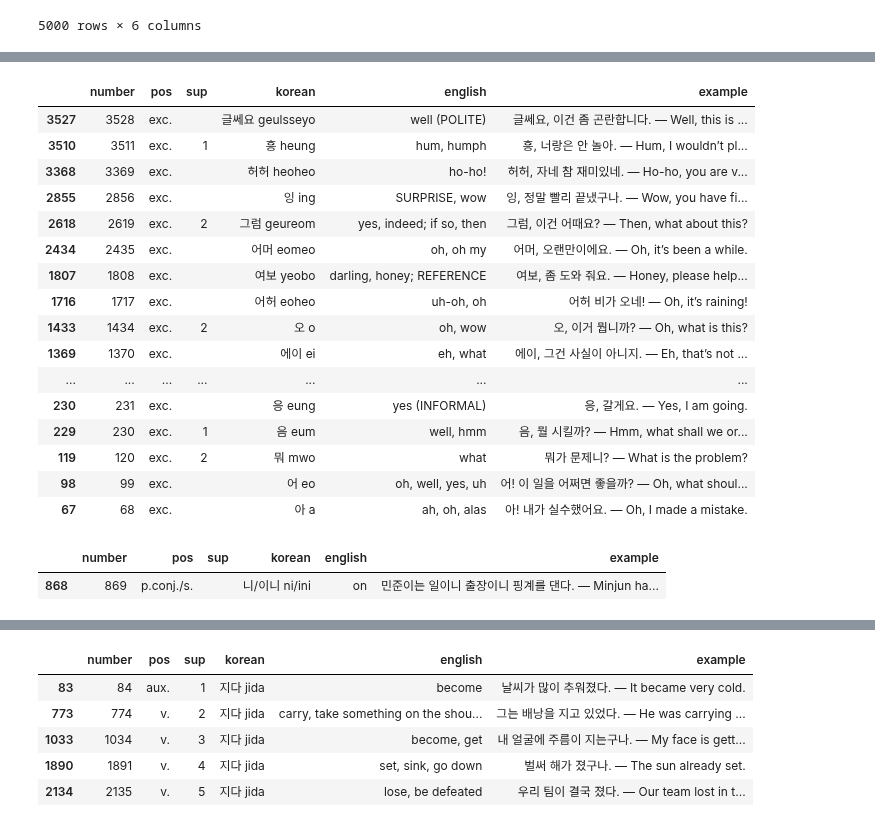
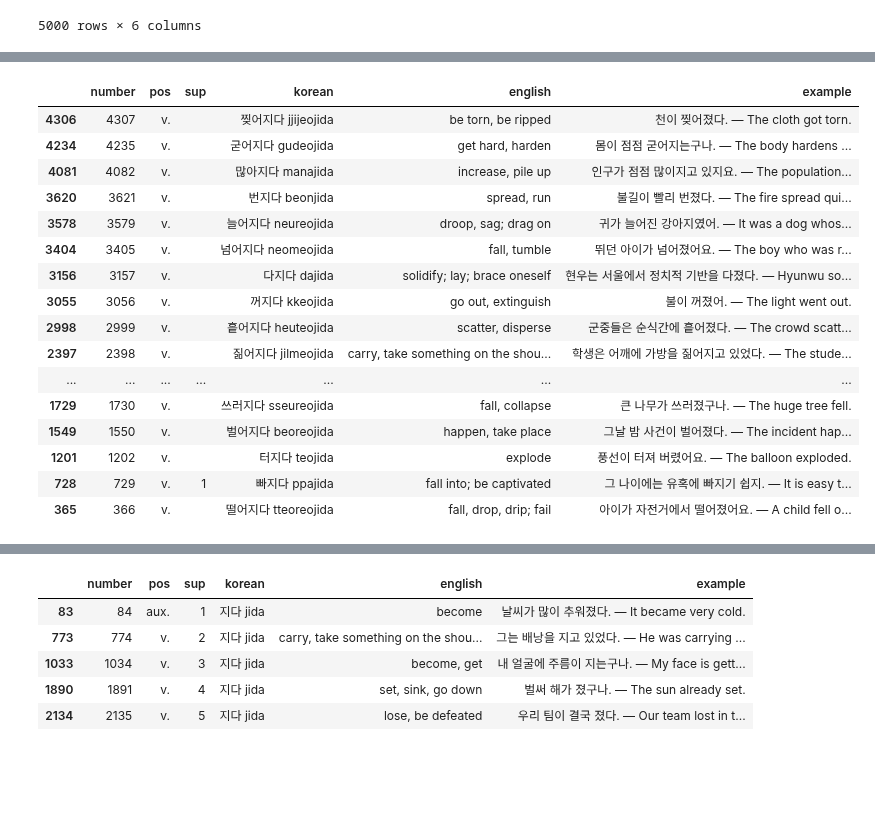
Before and after one commit to kebuhcah/experiments, a Jupyter notebook: dsal-scrape/epub-extract.ipynb, the cells around one changed output, grey strips where cells are left out. Saved outputs shown, nothing was run; the diff lists cells and outputs as text; code cells hidden in the pictures; blank space fills up the shorter version.

```diff
--- a/dsal-scrape/epub-extract.ipynb
+++ b/dsal-scrape/epub-extract.ipynb
@@ -339,25 +363,20 @@ FreqDict[2000:5000].sample(20).sort_values('number', ascending=False)
 # %%
-FreqDict[FreqDict.pos == 'exc.'].sample(20).sort_values('number', ascending=False)
+FreqDict[(FreqDict.pos == 'v.')&(FreqDict.korean.str.endswith('jida'))].sample(20).sort_index(ascending=False)
 # %% [output]
 |  | number | pos | sup | korean | english | example |
-| 3527 | 3528 | exc. |  | 글쎄요 geulsseyo | well (POLITE) | 글쎄요, 이건 좀 곤란합니다. — Well, this is ... |
-| 3510 | 3511 | exc. | 1 | 흥 heung | hum, humph | 흥, 너랑은 안 놀아. — Hum, I wouldn’t pl... |
-| 3368 | 3369 | exc. |  | 허허 heoheo | ho-ho! | 허허, 자네 참 재미있네. — Ho-ho, you are v... |
-| 2855 | 2856 | exc. |  | 잉 ing | SURPRISE, wow | 잉, 정말 빨리 끝냈구나. — Wow, you have fi... |
-| 2618 | 2619 | exc. | 2 | 그럼 geureom | yes, indeed; if so, then | 그럼, 이건 어때요? — Then, what about this? |
-| 2434 | 2435 | exc. |  | 어머 eomeo | oh, oh my | 어머, 오랜만이에요. — Oh, it’s been a while. |
-| 1807 | 1808 | exc. |  | 여보 yeobo | darling, honey; REFERENCE | 여보, 좀 도와 줘요. — Honey, please help... |
-| 1716 | 1717 | exc. |  | 어허 eoheo | uh-oh, oh | 어허 비가 오네! — Oh, it’s raining! |
-| 1433 | 1434 | exc. | 2 | 오 o | oh, wow | 오, 이거 뭡니까? — Oh, what is this? |
-| 1369 | 1370 | exc. |  | 에이 ei | eh, what | 에이, 그건 사실이 아니지. — Eh, that’s not ... |
+| 4306 | 4307 | v. |  | 찢어지다 jjijeojida | be torn, be ripped | 천이 찢어졌다. — The cloth got torn. |
+| 4234 | 4235 | v. |  | 굳어지다 gudeojida | get hard, harden | 몸이 점점 굳어지는구나. — The body hardens ... |
+| 4081 | 4082 | v. |  | 많아지다 manajida | increase, pile up | 인구가 점점 많이지고 있지요. — The population... |
+| 3620 | 3621 | v. |  | 번지다 beonjida | spread, run | 불길이 빨리 번졌다. — The fire spread qui... |
+| 3578 | 3579 | v. |  | 늘어지다 neureojida | droop, sag; drag on | 귀가 늘어진 강아지였어. — It was a dog whos... |
+| 3404 | 3405 | v. |  | 넘어지다 neomeojida | fall, tumble | 뛰던 아이가 넘어졌어요. — The boy who was r... |
+| 3156 | 3157 | v. |  | 다지다 dajida | solidify; lay; brace oneself | 현우는 서울에서 정치적 기반을 다졌다. — Hyunwu so... |
+| 3055 | 3056 | v. |  | 꺼지다 kkeojida | go out, extinguish | 불이 꺼졌어. — The light went out. |
+| 2998 | 2999 | v. |  | 흩어지다 heuteojida | scatter, disperse | 군중들은 순식간에 흩어졌다. — The crowd scatt... |
+| 2397 | 2398 | v. |  | 짊어지다 jilmeojida | carry, take something on the shou... | 학생은 어깨에 가방을 짊어지고 있었다. — The stude... |
 | ... | ... | ... | ... | ... | ... | ... |
-| 230 | 231 | exc. |  | 응 eung | yes (INFORMAL) | 응, 갈게요. — Yes, I am going. |
-| 229 | 230 | exc. | 1 | 음 eum | well, hmm | 음, 뭘 시킬까? — Hmm, what shall we or... |
-| 119 | 120 | exc. | 2 | 뭐 mwo | what | 뭐가 문제니? — What is the problem? |
-| 98 | 99 | exc. |  | 어 eo | oh, well, yes, uh | 어! 이 일을 어쩌면 좋을까? — Oh, what shoul... |
-| 67 | 68 | exc. |  | 아 a | ah, oh, alas | 아! 내가 실수했어요. — Oh, I made a mistake. |
+| 1729 | 1730 | v. |  | 쓰러지다 sseureojida | fall, collapse | 큰 나무가 쓰러졌구나. — The huge tree fell. |
+| 1549 | 1550 | v. |  | 벌어지다 beoreojida | happen, take place | 그날 밤 사건이 벌어졌다. — The incident hap... |
+| 1201 | 1202 | v. |  | 터지다 teojida | explode | 풍선이 터져 버렸어요. — The balloon exploded. |
+| 728 | 729 | v. | 1 | 빠지다 ppajida | fall into; be captivated | 그 나이에는 유혹에 빠지기 쉽지. — It is easy t... |
+| 365 | 366 | v. |  | 떨어지다 tteoreojida | fall, drop, drip; fail | 아이가 자전거에서 떨어졌어요. — A child fell o... |
-# %%
-FreqDict[FreqDict.pos == 'p.conj./s.']
-# %% [output]
-|  | number | pos | sup | korean | english | example |
-| 868 | 869 | p.conj./s. |  | 니/이니 ni/ini | on | 민준이는 일이니 출장이니 핑계를 댄다. — Minjun ha... |
```
Also changed, not shown: parts of 5 cells of this notebook.
